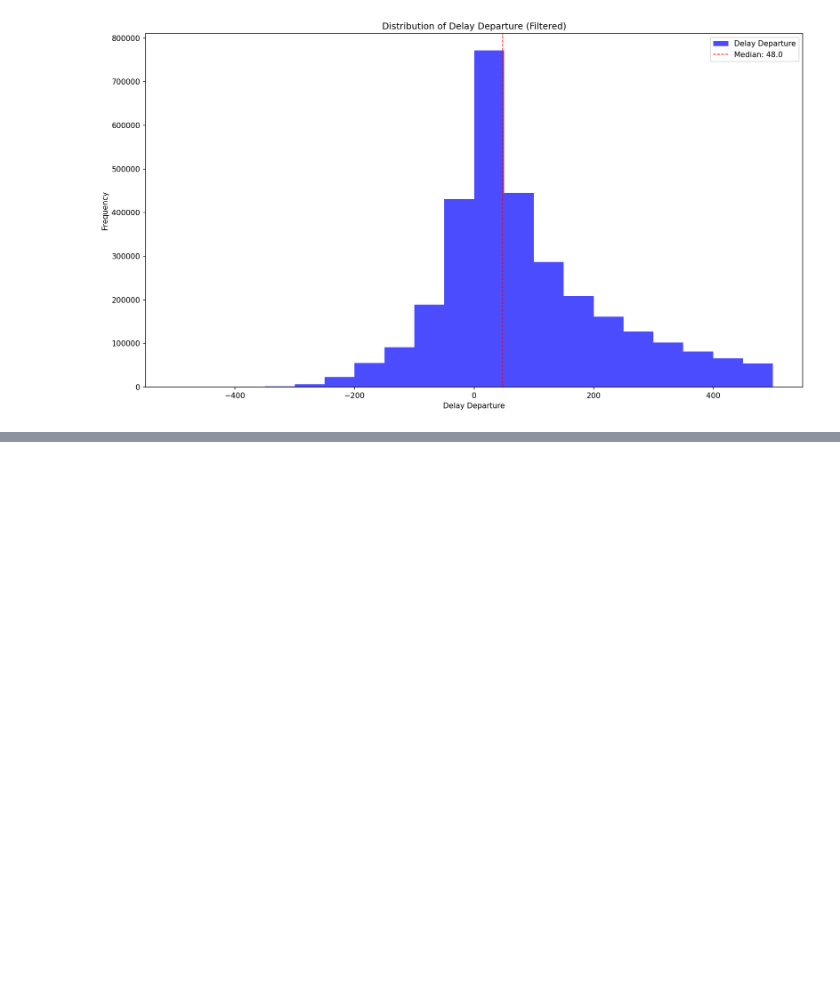
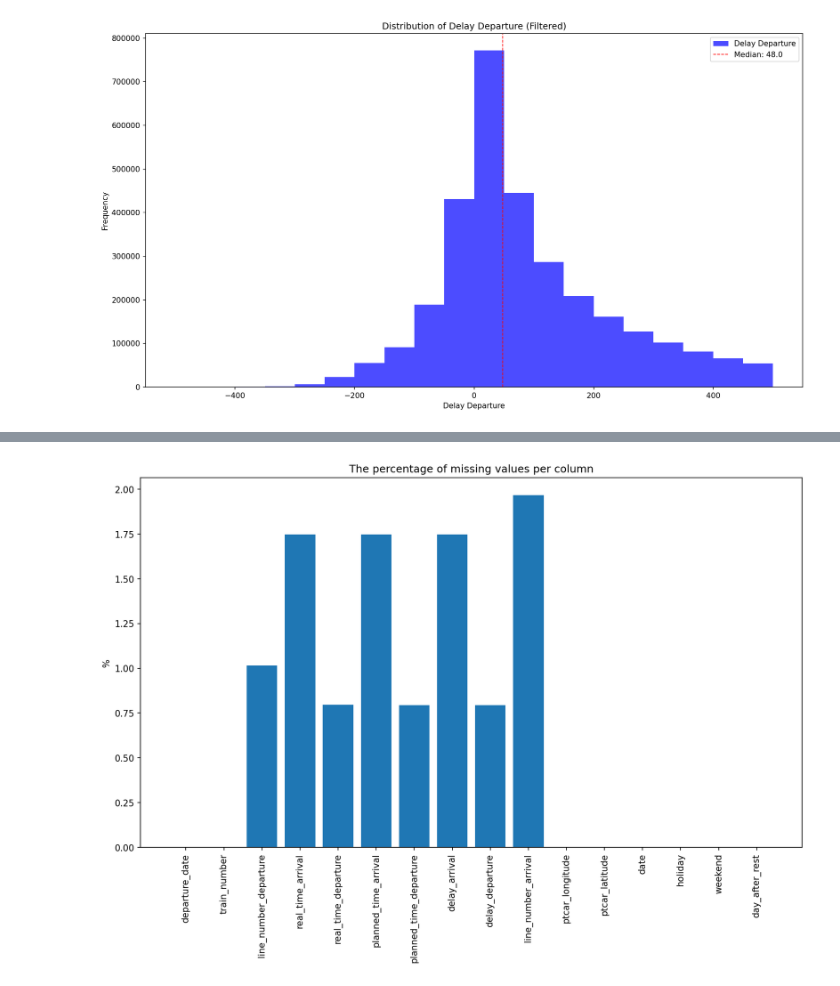
Before and after one commit to LeiY769/DataProject, a Jupyter notebook: Modeling/lines.ipynb, the cells around one changed output, grey strips where cells are left out. Cells and saved outputs as stored; diff of their text form; code cells hidden in the pictures; blank space fills up the shorter version.

```diff
--- a/Modeling/lines.ipynb
+++ b/Modeling/lines.ipynb
@@ -209,8 +214,8 @@ plt.show()
 [figure]
 # %%
 road = [159,151,149,150,156,157,154,245,773,132,310,365,422,300,628,614,591,
- 540,118,178,235,281,480,108,642,624,623,557,558,384,199,559,645,195,73,
- 261,560,187,438,172,342,341,80,503,388,267,313,608,339,452,564,493,
+ 540,118,178,235,281,480,108,642,625,623,557,558,384,199,559,645,123,195,73,
+ 261,560,187,438,172,342,341,80,503,629,267,313,608,339,452,564,493,
  317,704,757,70]
 
 print("Road:", len(road))
@@ -256,0 +262,8 @@ Road: 56
+# %%
+query = """
+    SELECT * FROM TYPE_DAY;
+"""
+
+type_day = pd.read_sql(sqla.text(query), connection)
+
+print(type_day.head())
@@ -256,0 +277,7 @@ Road: 56
+# %%
+clean_df= clean_df.drop(columns=['departure_station_name','arrival_station_name','id', 'name_travel', 'ptcar_number','ptcar_id'])
+# %%
+print(clean_df.head())
+
+merged_df = pd.merge(clean_df, type_day, left_on='departure_date', right_on='date', how='left')
+print(merged_df.head())
@@ -256,0 +302,9 @@ Road: 56
+# %%
+fig, ax = plt.subplots(figsize=(13.33, 7.5), dpi=150)
+ax.bar(merged_df.columns, merged_df.isna().sum() / merged_df.shape[0] * 100)
+plt.xticks(rotation=90)
+plt.ylabel("%")
+plt.title("The percentage of missing values per column")
+plt.show()
+# %% [output]
+[figure, added]
```
Also changed, not shown: parts of 25 cells of this notebook, 1 other file.
